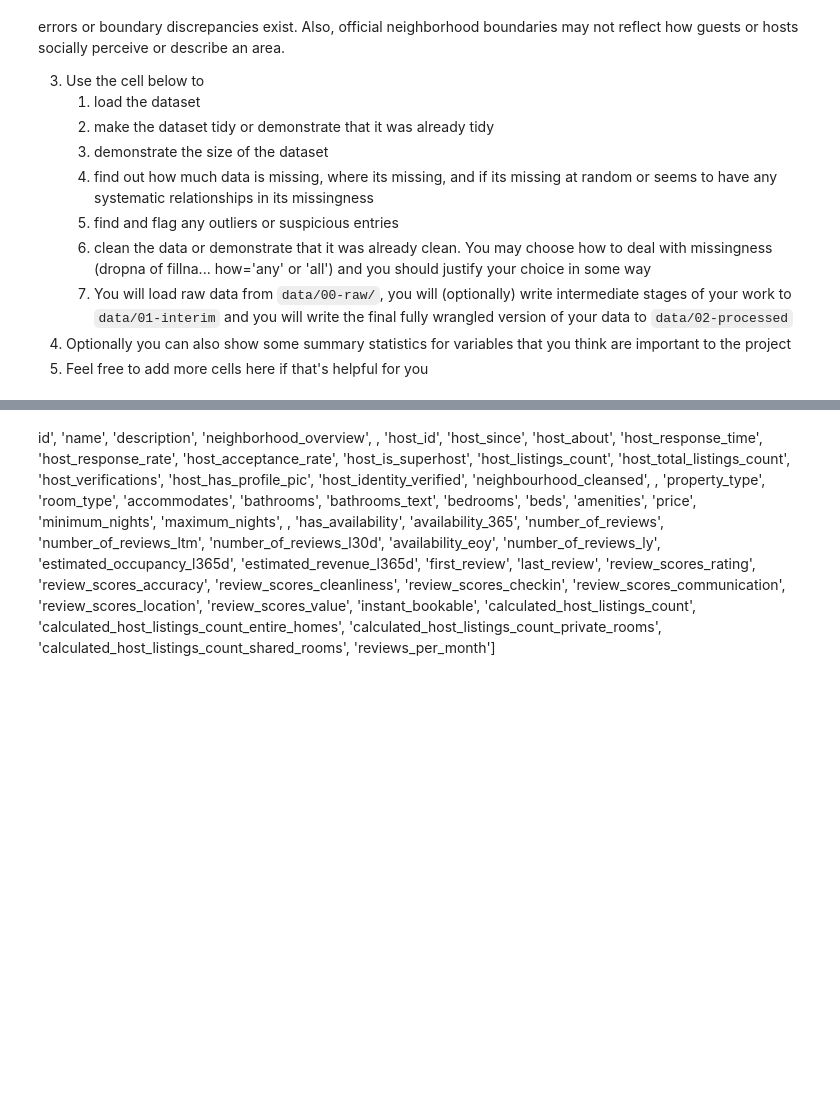
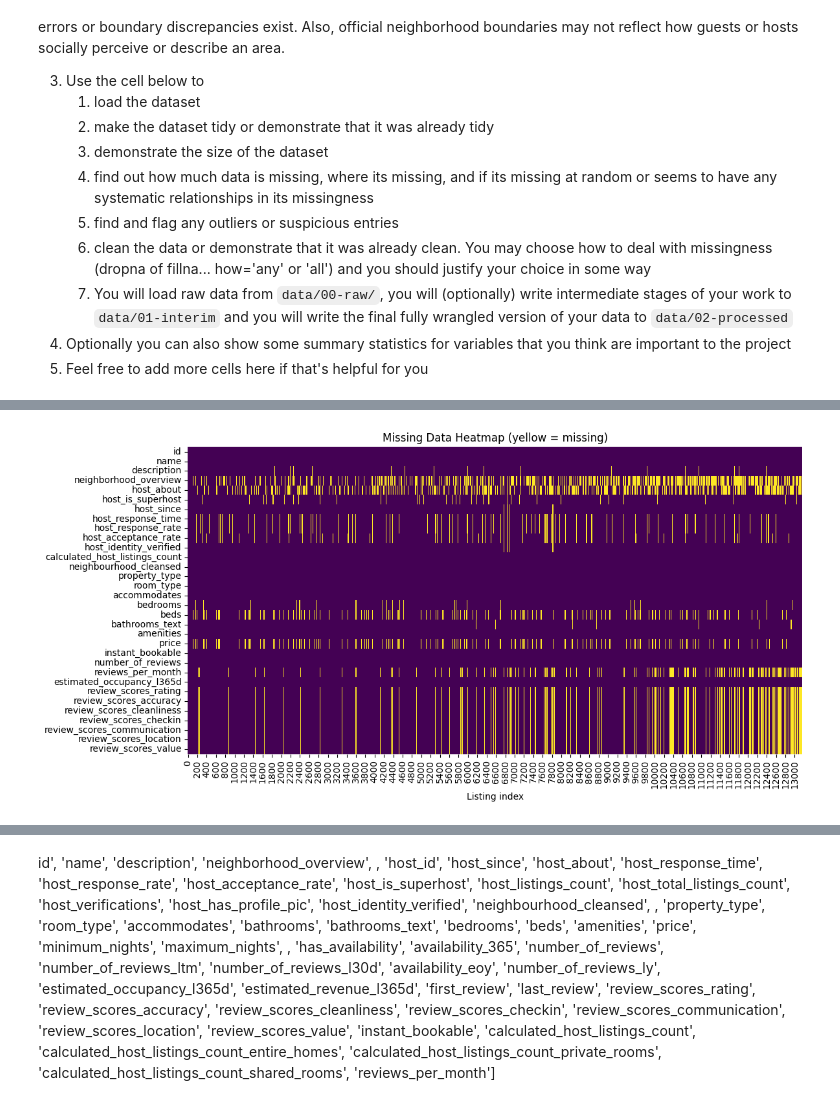
Before and after one commit to COGS108/Group113_WI26, a Jupyter notebook: 01-DataCheckpoint.ipynb, the cells around one changed output, grey strips where cells are left out. Drawn from its saved outputs; the diff is of its cells as text; code cells hidden in the pictures; blank space fills up the shorter version.

Commit message:
finish majority of the cleaning and filtering Dataset1

```diff
--- a/01-DataCheckpoint.ipynb
+++ b/01-DataCheckpoint.ipynb
@@ -220,57 +222,67 @@ Neighbourhood names for each listing are compiled by comparing the listing's geo
 # %%
 ## YOUR CODE TO LOAD/CLEAN/TIDY/WRANGLE THE DATA GOES HERE
+# Dataset 1 LISTINGS: Load, Select Columns, Tidiness, Missingness
 
-# 1. load the dataset & 3. size of the dataset
+# 1. load the raw dataset & 3. size of the dataset
 listings_raw = pd.read_csv('data/00-raw/listings.csv.gz', compression='gzip')
 print(f'Raw listings: {listings_raw.shape[0]:,} rows, {listings_raw.shape[1]} columns')
-print(f'Columns: {list(listings_raw.columns)}')
 
-print(10*'-')
+# 2. Select columns grouped by role in the project
+keep_cols = [
+    # identifiers & text
+    'id', 'name', 'description', 'neighborhood_overview', 'host_about',
+    # host characteristics (predictors)
+    'host_is_superhost', 'host_since', 'host_response_time',
+    'host_response_rate', 'host_acceptance_rate',
+    'host_identity_verified',
+    'calculated_host_listings_count',
+    # listing characteristics (predictors)
+    'neighbourhood_cleansed', 'property_type', 'room_type',
+    'accommodates', 'bedrooms', 'beds', 'bathrooms_text',
+    'amenities', 'price', 'instant_bookable',
+    # outcomes & validation
+    'number_of_reviews', 'reviews_per_month',
+    'estimated_occupancy_l365d',
+    'review_scores_rating', 'review_scores_accuracy',
+    'review_scores_cleanliness', 'review_scores_checkin',
+    'review_scores_communication', 'review_scores_location',
+    'review_scores_value',
+]
+listings = listings_raw[keep_cols].copy()
+print(f'Selected {len(keep_cols)} columns, {len(listings):,} rows')
 
-#get relevant columns
-keep_cols = [
-    'id', 'description', 'host_is_superhost', 'price',
-    'neighbourhood_cleansed', 'room_type', 'amenities',
-    'number_of_reviews', 'reviews_per_month',
-    'review_scores_rating', 'review_scores_accuracy'
-]
+# 3. Tidiness check — each row = one listing, each column = one variable
+#    Several columns need type conversion (price is string, booleans are t/f, etc.)
+print('\nDtypes before cleaning:')
+print(listings.dtypes.to_string())
 
-listings = listings_raw[keep_cols].copy()
-print(f'Selected columns: {listings.shape}')
-listings.head()
-
-# 2. make the dataset tidy or demonstrate that it was already tidy
-print('Dtypes before cleaning:')
-print(listings.dtypes)
-
-print(10*'-')
-
-# 4. find out how much data is missing, where its missing,
-# and if its missing at random or seems to have any systematic relationships in its missingness
+# 4. Missing data: how much and where
+print('\n'+ 50*'-')
+print('MISSING DATA ASSESSMENT')
+print(50*'-')
 missing = listings.isnull().sum()
 missing_pct = (missing / len(listings) * 100).round(1)
 missing_df = pd.DataFrame({'missing_count': missing, 'missing_pct': missing_pct})
-print(missing_df[missing_df['missing_count'] > 0].sort_values('missing_pct', ascending=False))
+print(missing_df.sort_values('missing_pct', ascending=False).to_string())
 print(f'\nTotal rows: {len(listings):,}')
 
+# Is missingness systematic?
+# Review scores + reviews_per_month are missing for the SAME 2,200 listings with 0 reviews
+has_scores = listings['review_scores_rating'].notna()
+print('\nReview count for listings WITH scores:')
+print(listings.loc[has_scores, 'number_of_reviews'].describe().round(1))
+print('\nReview count for listings WITHOUT scores:')
+print(listings.loc[~has_scores, 'number_of_reviews'].describe().round(1))
 
-# Are listings missing review scores also the ones with few reviews?
-has_scores = listings['review_scores_rating'].notna()
-print('Review count stats for listings WITH review scores:')
-print(listings.loc[has_scores, 'number_of_reviews'].describe().round(1))
-print()
-print('Review count stats for listings WITHOUT review scores:')
-print(listings.loc[~has_scores, 'number_of_reviews'].describe().round(1))
-print()
+print('\n NOTE: Missingness is NOT random...these are new/inactive listings with 0 reviews.')
+print('   We will later filter for listings with 5+ reviews, which will remove all of them.')
 
-
-print('=> Missingness is NOT random — listings missing scores are mostly new/inactive listings with 0 reviews.')
-print('   This is expected and handled by our 5+ review filter.')
-
-# 5. find and flag any outliers or suspicious entries
-# 6. clean the data or demonstrate that it was already clean.  You may choose how to deal with missingness (dropna of fillna... how='any' or 'all') and you should justify your choice in some way
-# 7. You will load raw data from `data/00-raw/`, you will (optionally) write intermediate stages of your work to `data/01-interim` and you will write the final fully wrangled version of your data to `data/02-processed`
-# 4. Optionally you can also show some summary statistics for variables that you think are important to the project
-# 5. Feel free to add more cells here if that's helpful for you
+# Visualize missingness
+fig, ax = plt.subplots(figsize=(12, 6))
+sns.heatmap(listings.isnull().T, cbar=False, yticklabels=True, cmap='viridis', ax=ax)
+ax.set_title('Missing Data Heatmap (yellow = missing)')
+ax.set_xlabel('Listing index')
+plt.tight_layout()
+plt.show()
 # %% [output]
 Raw listings: 13,162 rows, 79 columns
@@ -292,0 +305 @@ Name: number_of_reviews, dtype: float64
+[figure, added]
```
Also changed, not shown: parts of 14 cells of this notebook.
